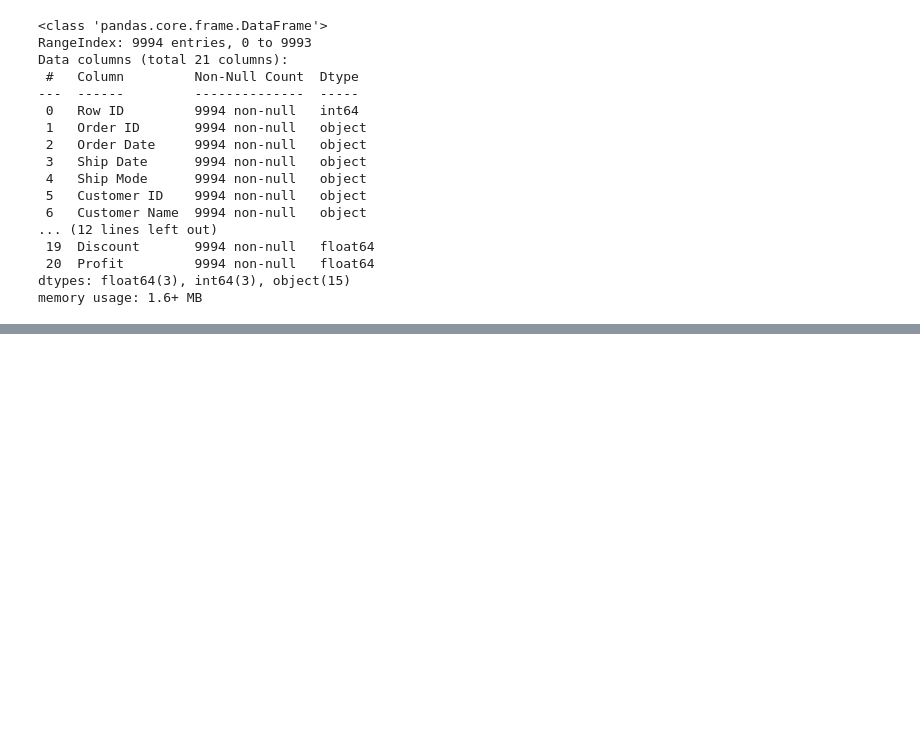
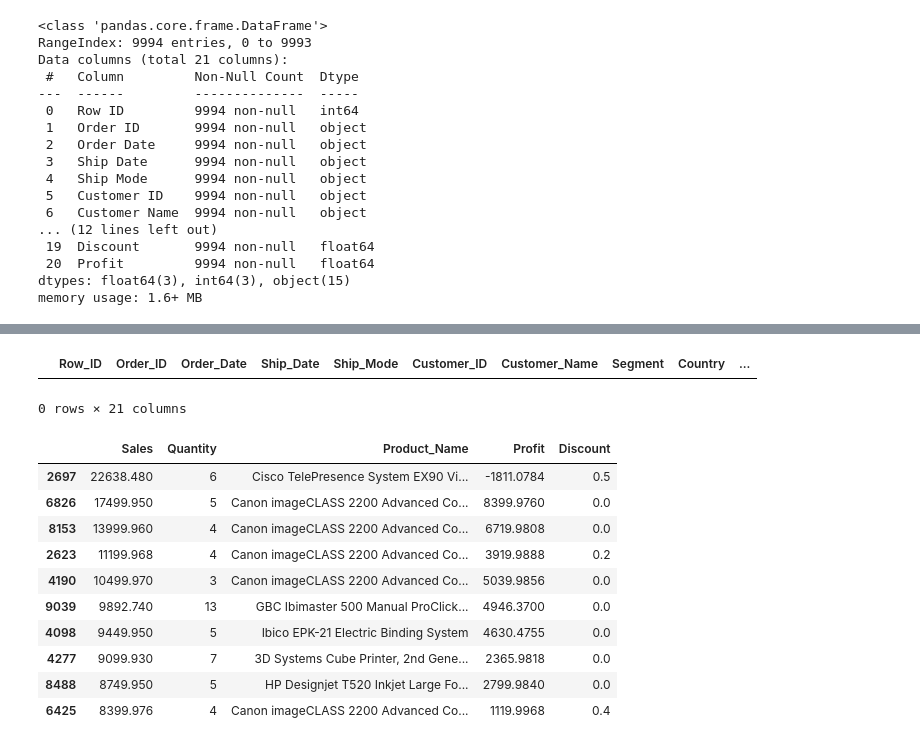
Before and after one commit to MikolajKasprzyk/superstore_sales, a Jupyter notebook: superstore_sales.ipynb, the cells around one changed output, grey strips where cells are left out. Cells and saved outputs as stored; diff of their text form; code cells hidden in the pictures; blank space fills up the shorter version.

```diff
--- a/superstore_sales.ipynb
+++ b/superstore_sales.ipynb
@@ -97,0 +87,3 @@ df.to_csv('/content/drive/MyDrive/Colab Notebooks/superstore_sales/'
+# %%
+# change 'Postal Code' to string
+df['Postal_Code'] = df['Postal_Code'].astype(str)
@@ -97,0 +131,23 @@ df.to_csv('/content/drive/MyDrive/Colab Notebooks/superstore_sales/'
+# %%
+# check if there are duplicated rows, and there is non
+df[df.duplicated()]
+# %% [output]
+|  | Row_ID | Order_ID | Order_Date | Ship_Date | Ship_Mode | Customer_ID | Customer_Name | Segment | Country | ... |
+0 rows × 21 columns
+# %%
+# check if there are some unresonably high values
+df.nlargest(10, 'Sales')[['Sales', 'Quantity', 'Product_Name','Profit', 'Discount']]
+# here first row seems odd - that would be something to clarify with client,
+# as for now it can stay as it is
+# %% [output]
+|  | Sales | Quantity | Product_Name | Profit | Discount |
+| 2697 | 22638.480 | 6 | Cisco TelePresence System EX90 Vi... | -1811.0784 | 0.5 |
+| 6826 | 17499.950 | 5 | Canon imageCLASS 2200 Advanced Co... | 8399.9760 | 0.0 |
+| 8153 | 13999.960 | 4 | Canon imageCLASS 2200 Advanced Co... | 6719.9808 | 0.0 |
+| 2623 | 11199.968 | 4 | Canon imageCLASS 2200 Advanced Co... | 3919.9888 | 0.2 |
+| 4190 | 10499.970 | 3 | Canon imageCLASS 2200 Advanced Co... | 5039.9856 | 0.0 |
+| 9039 | 9892.740 | 13 | GBC Ibimaster 500 Manual ProClick... | 4946.3700 | 0.0 |
+| 4098 | 9449.950 | 5 | Ibico EPK-21 Electric Binding System | 4630.4755 | 0.0 |
+| 4277 | 9099.930 | 7 | 3D Systems Cube Printer, 2nd Gene... | 2365.9818 | 0.0 |
+| 8488 | 8749.950 | 5 | HP Designjet T520 Inkjet Large Fo... | 2799.9840 | 0.0 |
+| 6425 | 8399.976 | 4 | Canon imageCLASS 2200 Advanced Co... | 1119.9968 | 0.4 |
```
Also changed, not shown: parts of 19 cells of this notebook.
